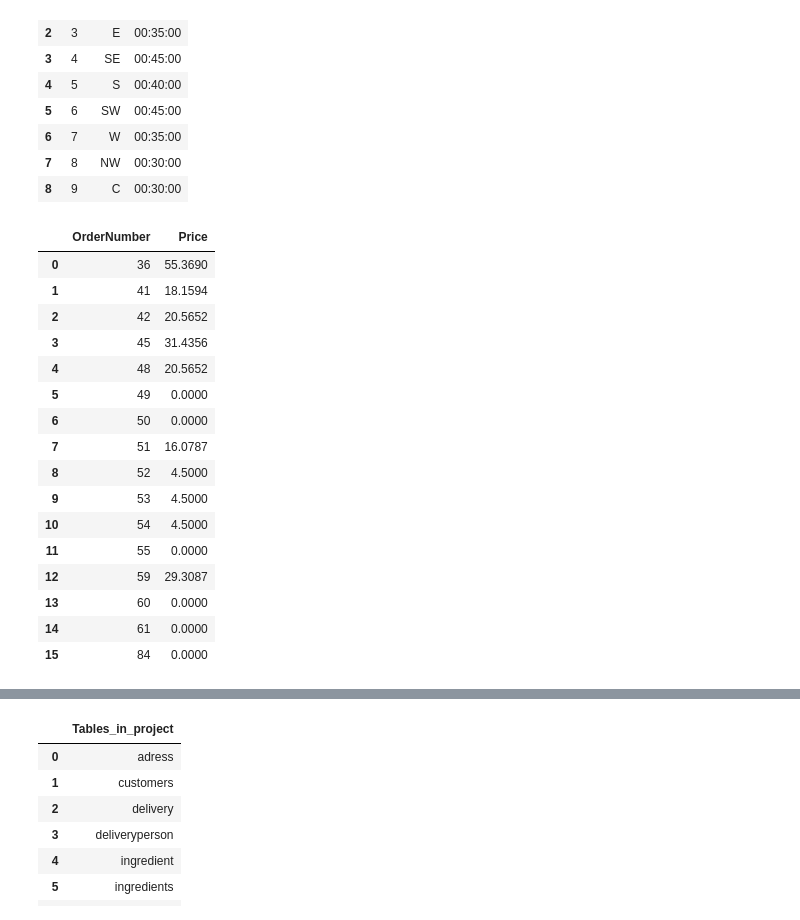
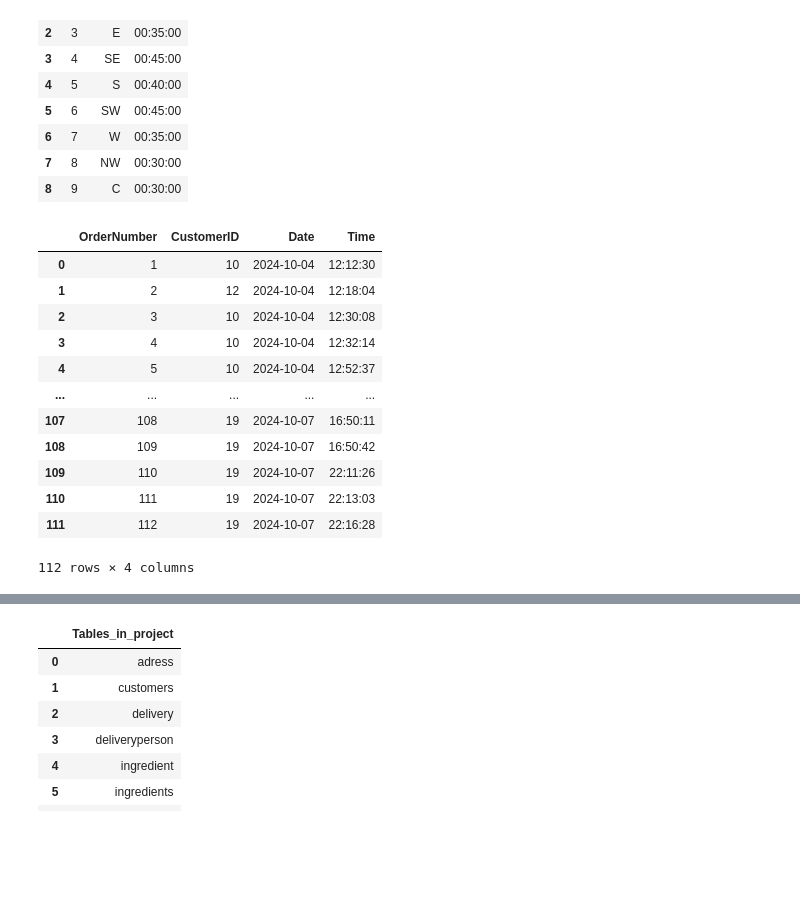
Before and after one commit to DenisaNst/DataBases, a Jupyter notebook: Project2.ipynb, the cells around one changed output, grey strips where cells are left out. Cells and saved outputs as stored; diff of their text form; code cells hidden in the pictures; blank space fills up the shorter version.

```diff
--- a/Project2.ipynb
+++ b/Project2.ipynb
@@ -391,25 +391,21 @@ CREATE TABLE OrderDeliveryTime(OrderNumber INTEGER,
                                 ON UPDATE CASCADE);
 # %%
 %%sql
-SELECT * FROM OrderPrice;
+SELECT * FROM OrderInfo;
 # %% [output]
-|  | OrderNumber | Price |
-| 0 | 36 | 55.3690 |
-| 1 | 41 | 18.1594 |
-| 2 | 42 | 20.5652 |
-| 3 | 45 | 31.4356 |
-| 4 | 48 | 20.5652 |
-| 5 | 49 | 0.0000 |
-| 6 | 50 | 0.0000 |
-| 7 | 51 | 16.0787 |
-| 8 | 52 | 4.5000 |
-| 9 | 53 | 4.5000 |
-| 10 | 54 | 4.5000 |
-| 11 | 55 | 0.0000 |
-| 12 | 59 | 29.3087 |
-| 13 | 60 | 0.0000 |
-| 14 | 61 | 0.0000 |
-| 15 | 84 | 0.0000 |
+|  | OrderNumber | CustomerID | Date | Time |
+| 0 | 1 | 10 | 2024-10-04 | 12:12:30 |
+| 1 | 2 | 12 | 2024-10-04 | 12:18:04 |
+| 2 | 3 | 10 | 2024-10-04 | 12:30:08 |
+| 3 | 4 | 10 | 2024-10-04 | 12:32:14 |
+| 4 | 5 | 10 | 2024-10-04 | 12:52:37 |
+| ... | ... | ... | ... | ... |
+| 107 | 108 | 19 | 2024-10-07 | 16:50:11 |
+| 108 | 109 | 19 | 2024-10-07 | 16:50:42 |
+| 109 | 110 | 19 | 2024-10-07 | 22:11:26 |
+| 110 | 111 | 19 | 2024-10-07 | 22:13:03 |
+| 111 | 112 | 19 | 2024-10-07 | 22:16:28 |
+112 rows × 4 columns
 # %%
 %%sql
 SELECT * FROM OrderInfo;
```
Also changed, not shown: parts of 6 cells of this notebook, 3 other files.
